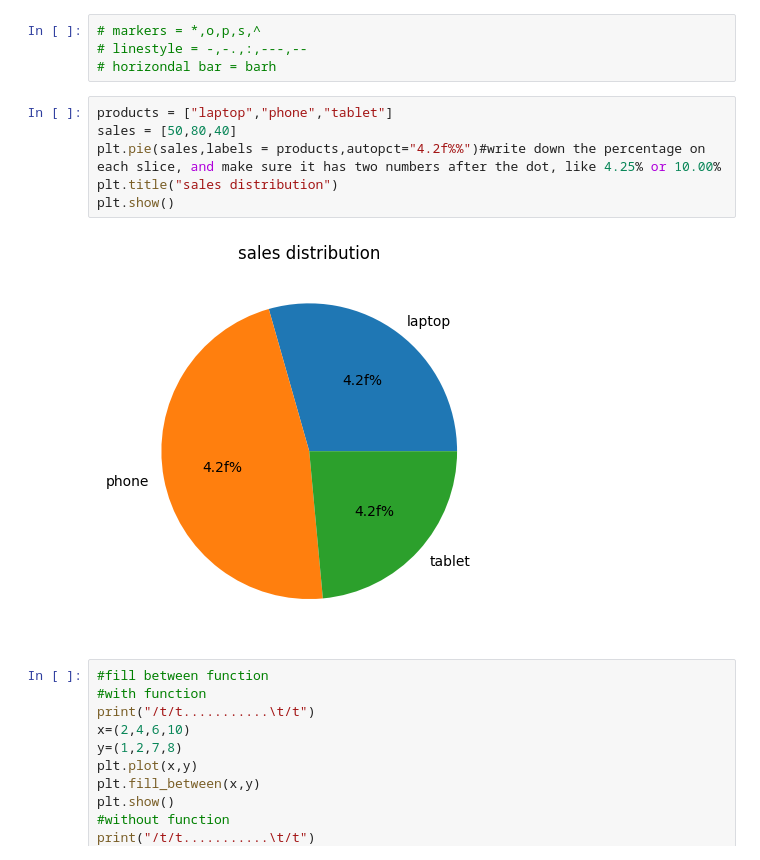
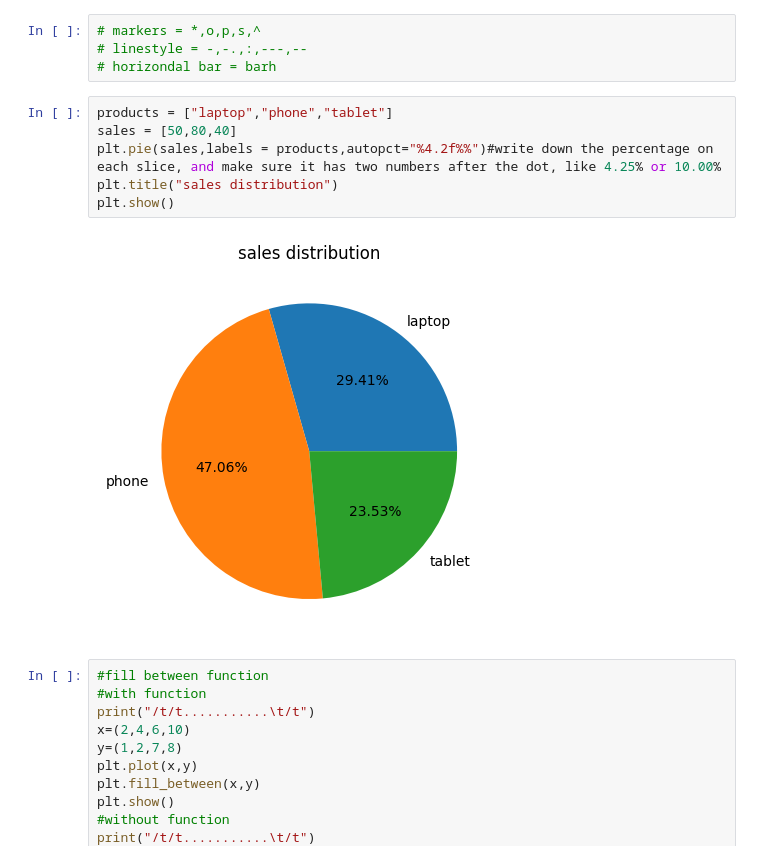
Before and after one commit to Sayahniyas/DATASCIENCE_PROJECTS, a Jupyter notebook: SEABORN.ipynb, the cells around one changed output. Cells and saved outputs as stored; diff of their text form.

```diff
--- a/SEABORN.ipynb
+++ b/SEABORN.ipynb
@@ -25,11 +25,11 @@ plt.show()
 # %%
 products = ["laptop","phone","tablet"]
 sales = [50,80,40]
-plt.pie(sales,labels = products,autopct="4.2f%%")#write down the percentage on each slice, and make sure it has two numbers after the dot, like 4.25% or 10.00%
+plt.pie(sales,labels = products,autopct="%4.2f%%")#write down the percentage on each slice, and make sure it has two numbers after the dot, like 4.25% or 10.00%
 plt.title("sales distribution")
 plt.show()
 # %% [output]
-[figure, old version]
+[figure, new version]
 # %%
 #fill between function
 #with function
```
Also changed, not shown: parts of 6 cells of this notebook.
